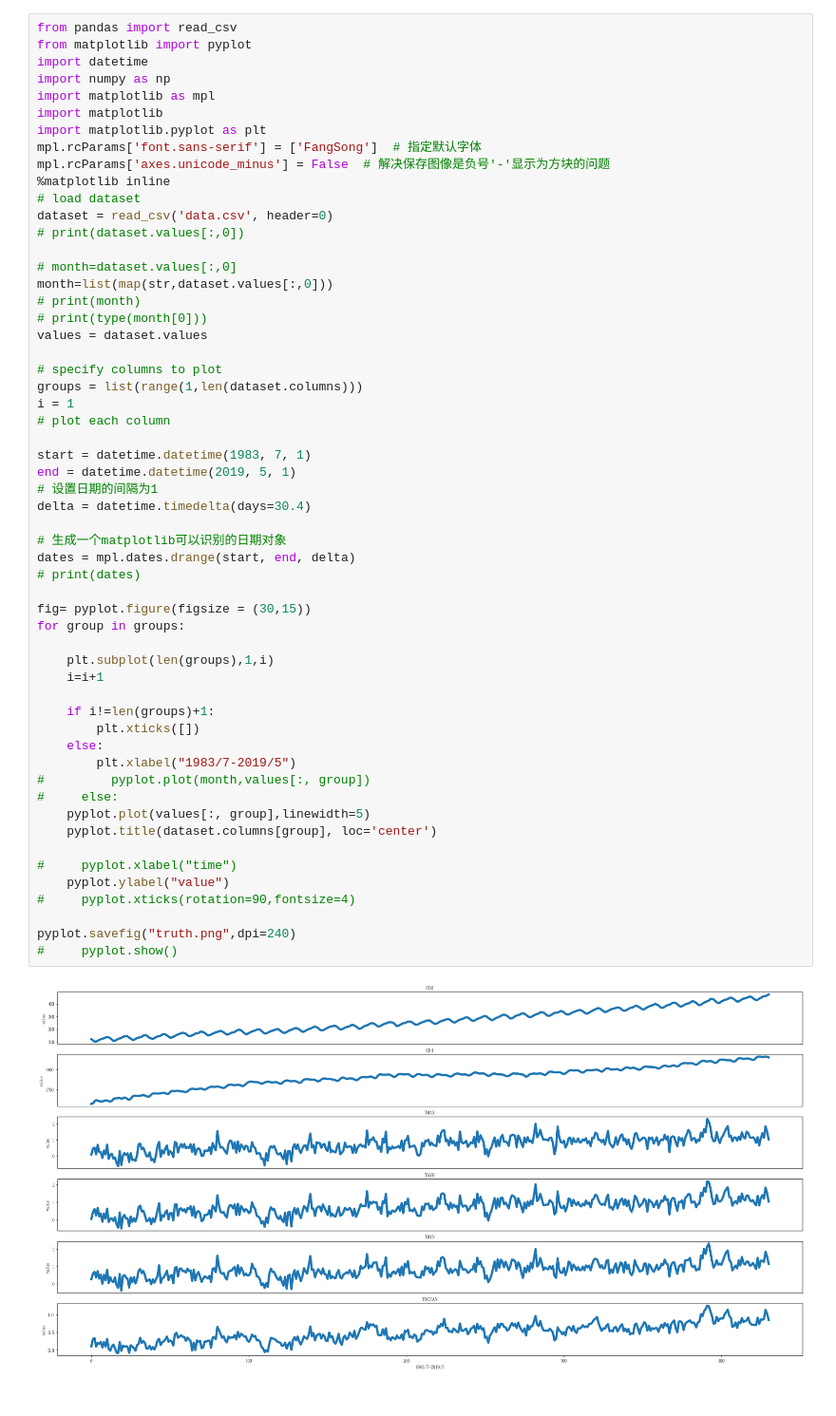
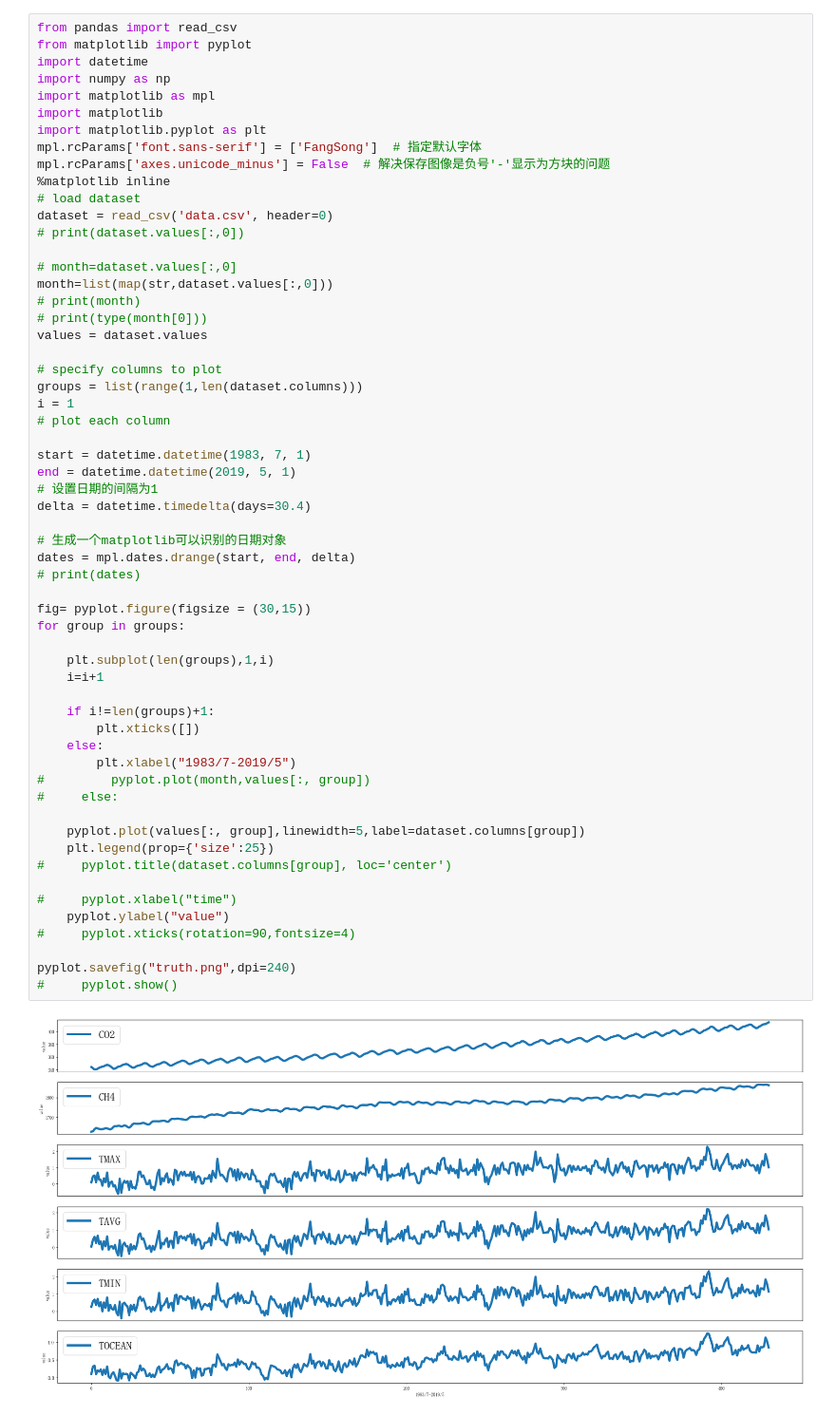
Before and after one commit to WPKENAN/shumo, a Jupyter notebook: pro2/多周期.ipynb, the cells around one changed output. Shown at 95% size. Saved outputs shown, nothing was run; the diff lists cells and outputs as text.

```diff
--- a/pro2/多周期.ipynb
+++ b/pro2/多周期.ipynb
@@ -26,36 +26,38 @@ i = 1
 
 start = datetime.datetime(1983, 7, 1)
 end = datetime.datetime(2019, 5, 1)
 # 设置日期的间隔为1
 delta = datetime.timedelta(days=30.4)
 
 # 生成一个matplotlib可以识别的日期对象
 dates = mpl.dates.drange(start, end, delta)
 # print(dates)
 
 fig= pyplot.figure(figsize = (30,15))
 for group in groups:
 
     plt.subplot(len(groups),1,i)
     i=i+1
 
     if i!=len(groups)+1:
         plt.xticks([])
     else:
         plt.xlabel("1983/7-2019/5")
 #         pyplot.plot(month,values[:, group])
 #     else:
-    pyplot.plot(values[:, group],linewidth=5)
-    pyplot.title(dataset.columns[group], loc='center')
+
+    pyplot.plot(values[:, group],linewidth=5,label=dataset.columns[group])
+    plt.legend(prop={'size':25})
+#     pyplot.title(dataset.columns[group], loc='center')
 
 #     pyplot.xlabel("time")
     pyplot.ylabel("value")
 #     pyplot.xticks(rotation=90,fontsize=4)
 
 pyplot.savefig("truth.png",dpi=240)
 #     pyplot.show()
 # %% [output]
-[figure, old version]
+[figure, new version]
 # %%
 from math import sqrt
 from numpy import concatenate
```
Also changed, not shown: parts of 7 cells of this notebook, 13 other files.
